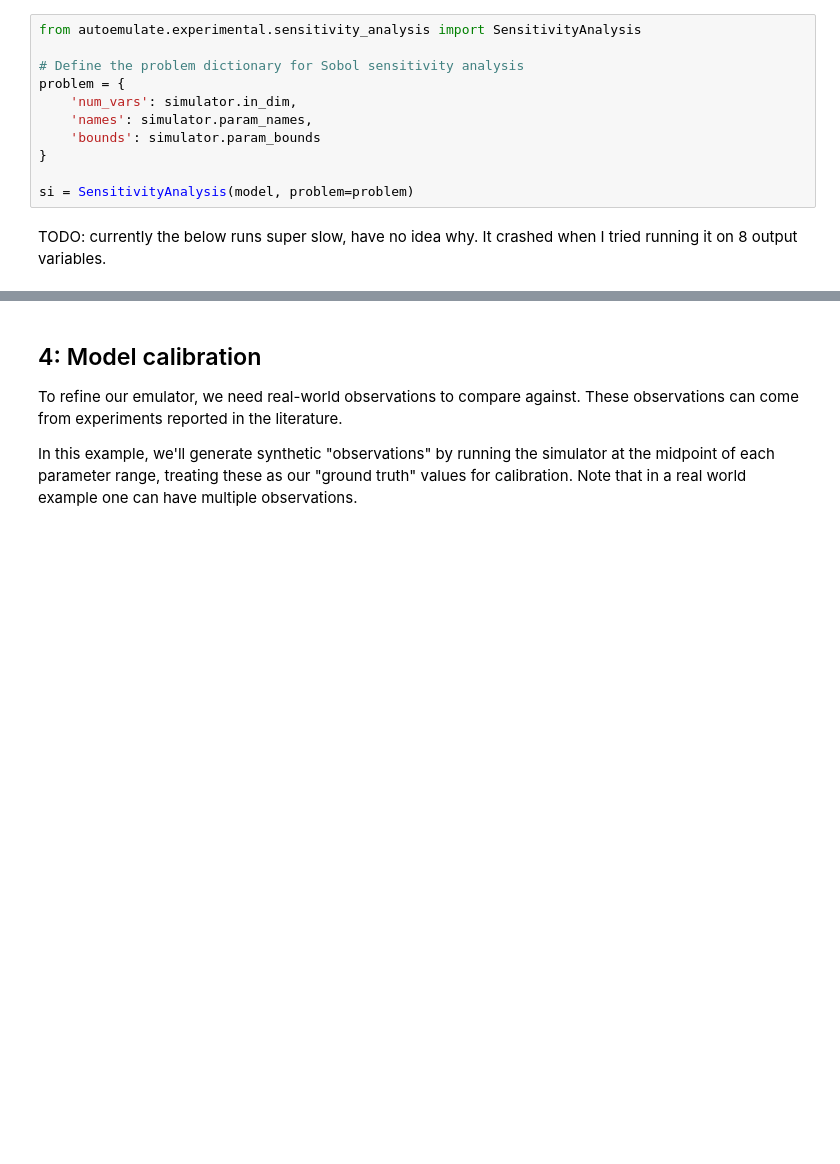
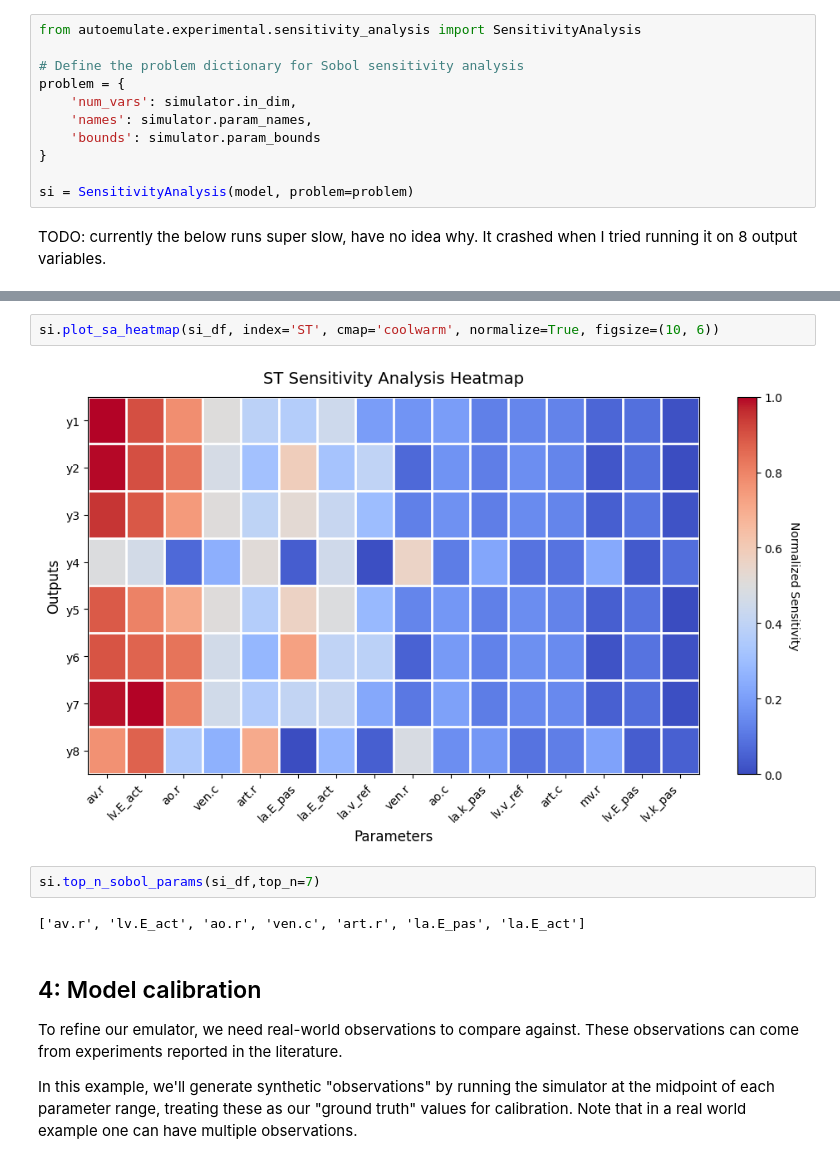
Before and after one commit to alan-turing-institute/autoemulate, a Jupyter notebook: case_studies/blood_pressure/ModularCirc.ipynb, the cells around one changed output, grey strips where cells are left out. Cells and saved outputs as stored; diff of their text form; blank space fills up the shorter version.

```diff
--- a/case_studies/blood_pressure/ModularCirc.ipynb
+++ b/case_studies/blood_pressure/ModularCirc.ipynb
@@ -148,3 +153,11 @@ TODO: currently the below runs super slow, have no idea why. It crashed when I t
+# %%
+si.plot_sa_heatmap(si_df, index='ST', cmap='coolwarm', normalize=True, figsize=(10, 6))
+# %% [output]
+[figure, added]
+# %%
+si.top_n_sobol_params(si_df,top_n=7)
+# %% [output]
+['av.r', 'lv.E_act', 'ao.r', 'ven.c', 'art.r', 'la.E_pas', 'la.E_act']
 # %% [markdown]
 ## 4: Model calibration
 
```
Also changed, not shown: parts of 11 cells of this notebook.
